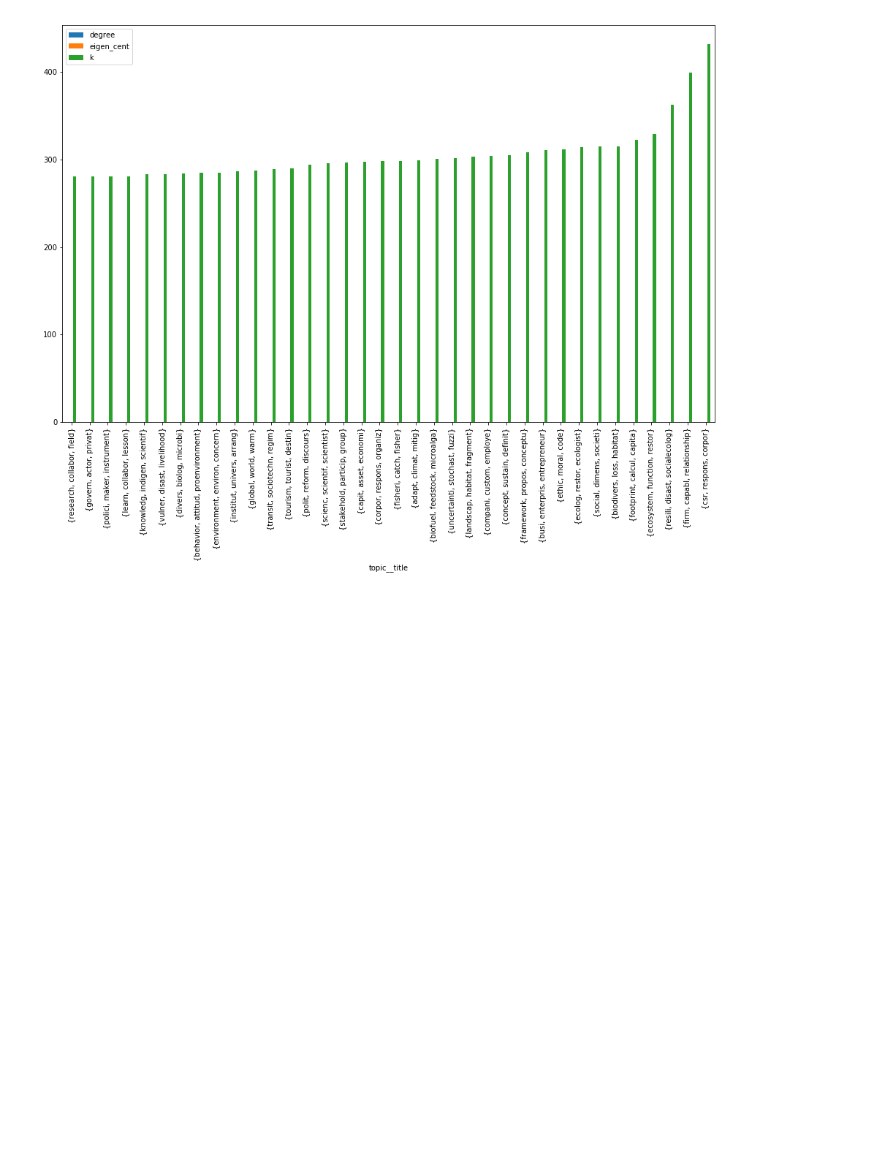
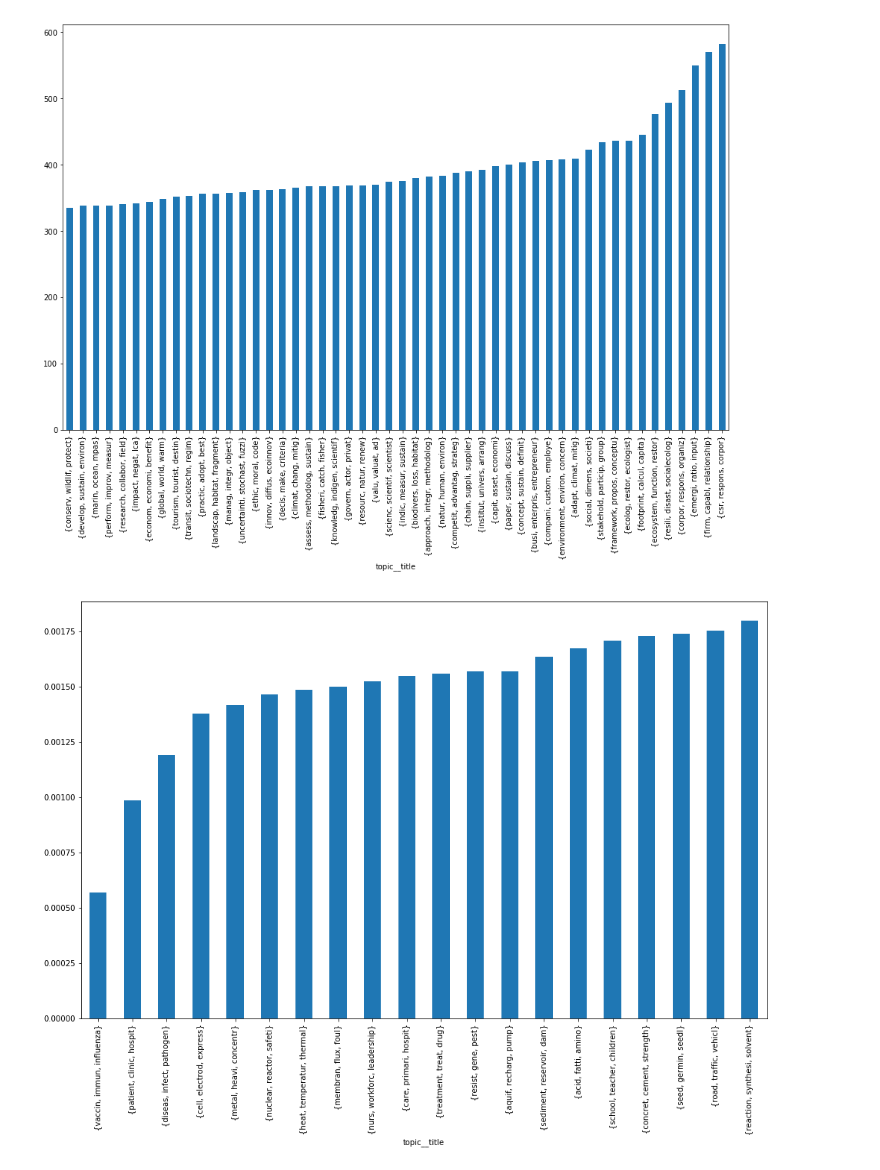
Before and after one commit to mcc-apsis/sustainability, a Jupyter notebook: code/k_cores.ipynb, the cells around one changed output. Cells and saved outputs as stored; diff of their text form; code cells hidden in the pictures; blank space fills up the shorter version.

```diff
--- a/code/k_cores.ipynb
+++ b/code/k_cores.ipynb
@@ -134,11 +141,22 @@ plt.show()
 # %%
 pdf = df.sort_values('k')
 
-pdf = pdf[pdf['k'] > 280]
+pdf = pdf.tail(50)
 pdf = pdf.set_index('topic__title')
 
 plt.rcParams["figure.figsize"] = [16,10]
-pdf.plot.bar()
+pdf['k'].plot.bar()
 plt.show()
 # %% [output]
-[figure, old version]
+[figure, new version]
+# %%
+pdf = df.sort_values('degree')
+
+pdf = pdf.head(20)
+pdf = pdf.set_index('topic__title')
+
+plt.rcParams["figure.figsize"] = [16,10]
+pdf['degree'].plot.bar()
+plt.show()
+# %% [output]
+[figure, added]
```
Also changed, not shown: parts of 16 cells of this notebook, 9 other files.
